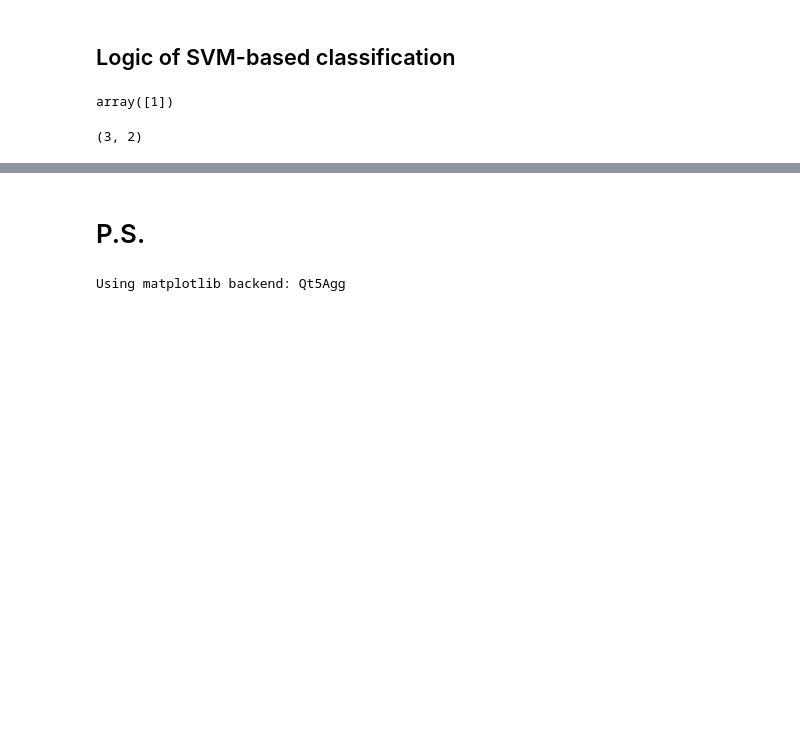
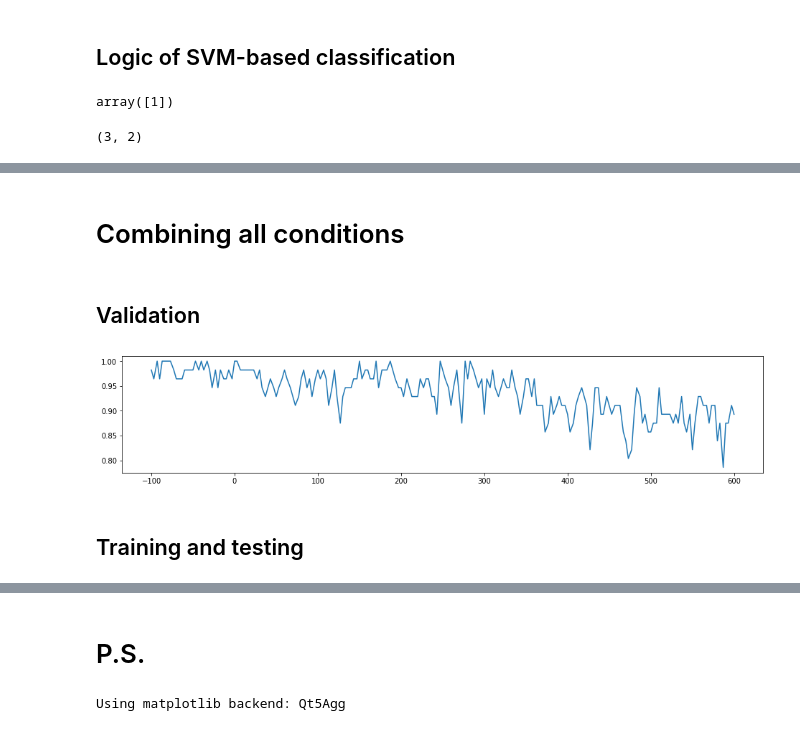
Before and after one commit to egorananyev/mne_pipe_visperc, a Jupyter notebook: mvpa.ipynb, the cells around one changed output, grey strips where cells are left out. Saved outputs shown, nothing was run; the diff lists cells and outputs as text; code cells hidden in the pictures; blank space fills up the shorter version.

```diff
--- a/mvpa.ipynb
+++ b/mvpa.ipynb
@@ -313,0 +333,19 @@ acc.to_csv(mvpa_fname + '_acc.csv')
+# %% [markdown]
+# Combining all conditions
+# %% [markdown]
+## Validation
+# %%
+acc = pd.DataFrame(np.zeros((1, len(all_times))), columns=all_times)
+cur_acc = iter_times(all_times, epochs_df, validate=True)
+acc.loc[0, :] = cur_acc
+# %%
+%matplotlib inline
+plt.figure(figsize=(16, 3))
+plt.plot(all_times, np.array(acc.T));
+# plt.savefig(qc_fname + '_light-sensors.pdf')
+# leg = plt.legend(loc='lower left', ncol=4, shadow=True, fancybox=True)
+# leg.get_frame().set_alpha(0.8)
+# %% [output]
+[figure, added]
+# %% [markdown]
+## Training and testing
```
Also changed, not shown: parts of 59 cells of this notebook, 1 other file.
